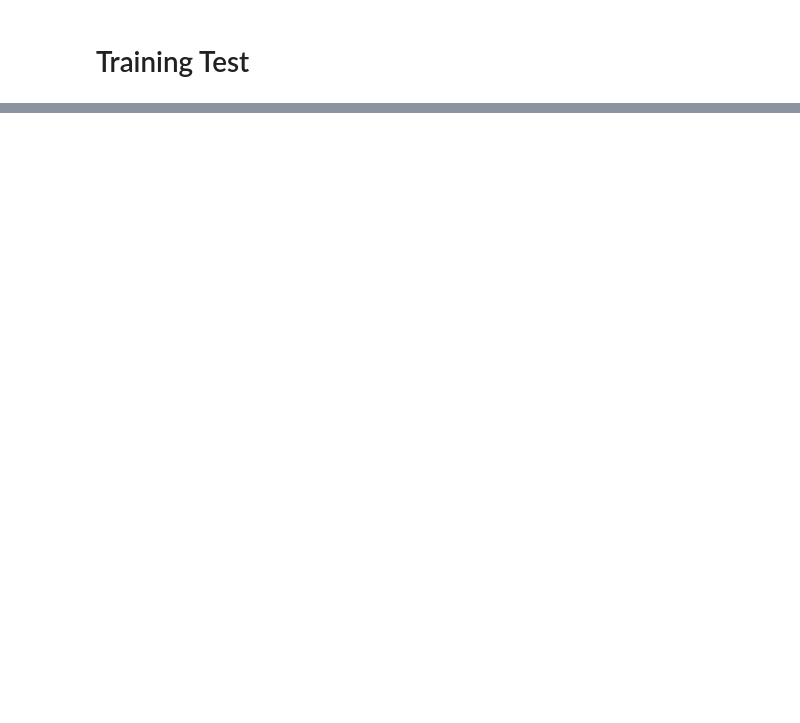
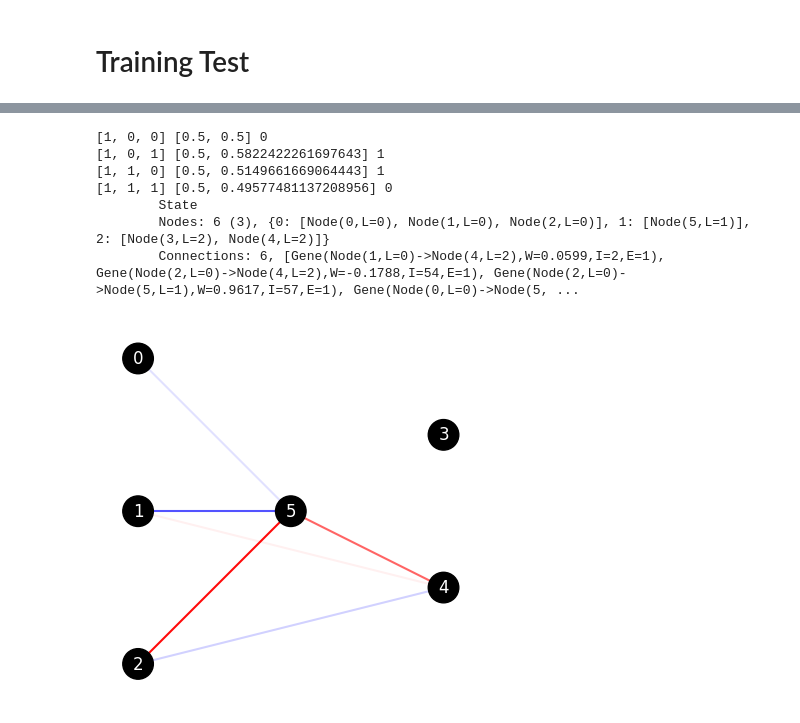
Before and after one commit to drewcurran/COS398_NEAT, a Jupyter notebook: NEAT/test_code.ipynb, the cells around one changed output, grey strips where cells are left out. Saved outputs shown, nothing was run; the diff lists cells and outputs as text; code cells hidden in the pictures; blank space fills up the shorter version.

```diff
--- a/NEAT/test_code.ipynb
+++ b/NEAT/test_code.ipynb
@@ -594,0 +591,28 @@ Species 8 - Players: 53, Average Fitness: 6.2264, Max Fitness: 8.0000
+# %%
+num_iters = 100
+print_step = 5
+population_size = 1000
+num_inputs = 2
+num_outputs = 2
+max_hits_threshold = 5
+
+max_hits = 0
+
+population = Population(population_size, num_inputs, num_outputs)
+
+for iteration in range(num_iters):
+    players = population.new_generation()
+    won = play_game(players)
+    for i in range(len(players)):
+        players[i].fitness = won[i]
+    population.update_generation()
+    if iteration % print_step == 0:
+        print("Iteration: %d, Innovations: %s, Species: %d, Average Fitness: %.4f, Max Fitness: %.4f" % (iteration, len(population.innovation_history), len(population.species), population.sum_average_fitness / len(population.species), population.max_fitness))
+    elif population.max_fitness == 100:
+        print("Iteration: %d, Innovations: %s, Species: %d, Average Fitness: %.4f, Max Fitness: %.4f" % (iteration, len(population.innovation_history), len(population.species), population.sum_average_fitness / len(population.species), population.max_fitness))
+        max_hits += 1
+    else:
+        max_hits = 0
+    if max_hits == max_hits_threshold:
+        max_player = population.species[0].players[0]
+        break
@@ -594,0 +631,16 @@ Species 8 - Players: 53, Average Fitness: 6.2264, Max Fitness: 8.0000
+# %%
+for i in range(4):
+    inputs = [1, 0 if i < 2 else 1, 0 if i % 2 == 0 else 1]
+    decision = max_player.decide(inputs)
+    print(inputs, max_player.nn.forward_pass(inputs), decision)
+max_player.nn.print_state()
+max_player.nn.draw_state()
+# %% [output]
+[1, 0, 0] [0.5, 0.5] 0
+[1, 0, 1] [0.5, 0.5822422261697643] 1
+[1, 1, 0] [0.5, 0.5149661669064443] 1
+[1, 1, 1] [0.5, 0.49577481137208956] 0
+        State
+        Nodes: 6 (3), {0: [Node(0,L=0), Node(1,L=0), Node(2,L=0)], 1: [Node(5,L=1)], 2: [Node(3,L=2), Node(4,L=2)]}
+        Connections: 6, [Gene(Node(1,L=0)->Node(4,L=2),W=0.0599,I=2,E=1), Gene(Node(2,L=0)->Node(4,L=2),W=-0.1788,I=54,E=1), Gene(Node(2,L=0)->Node(5,L=1),W=0.9617,I=57,E=1), Gene(Node(0,L=0)->Node(5, ...
+[figure, added]
```
Also changed, not shown: parts of 40 cells of this notebook, 3 other files.
